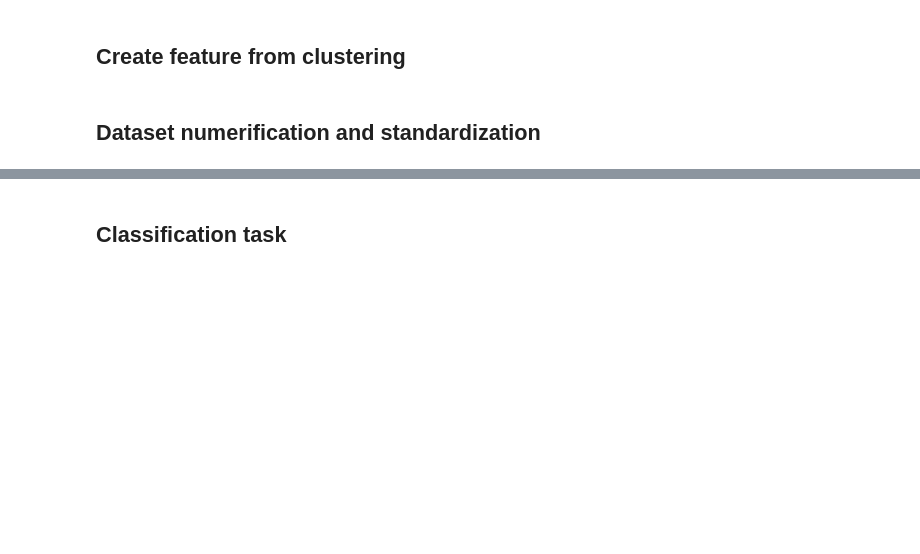
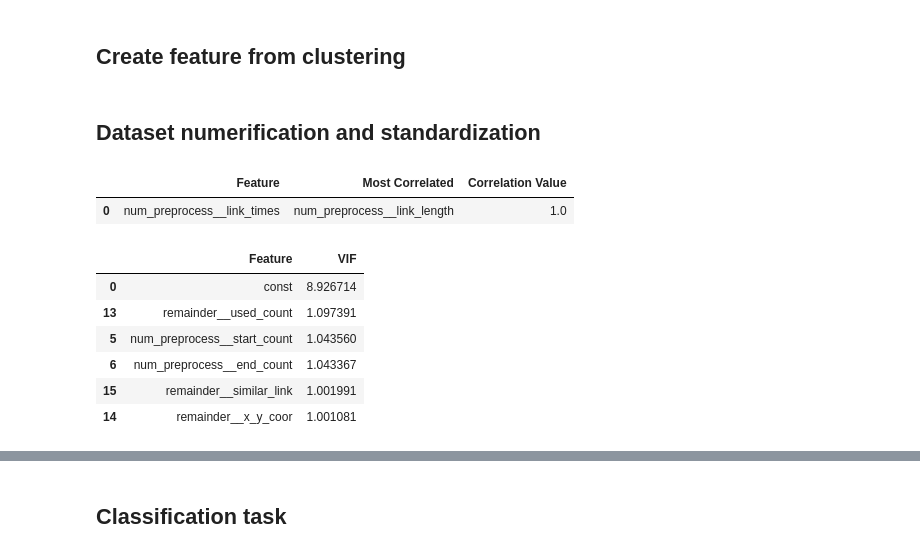
Before and after one commit to bohong0528/TUM_master_thesis, a Jupyter notebook: Version_20231222/Train-smallWorld-final.ipynb, the cells around one changed output, grey strips where cells are left out. Drawn from its saved outputs; the diff is of its cells as text; code cells hidden in the pictures; blank space fills up the shorter version.

Commit message:
data cleaning

```diff
--- a/Version_20231222/Train-smallWorld-final.ipynb
+++ b/Version_20231222/Train-smallWorld-final.ipynb
@@ -89,7 +89,7 @@ def load_data_small(file_list, df_activities, df_links_network):
             df_links['speed_capacity_ratio'] = df_links['link_freespeed'] / df_links['link_capacity']
             df_links['length_times_lanes'] = df_links['link_length'] * df_links['link_permlanes']
             df_links['speed_times_capacity'] = df_links['link_freespeed'] * df_links['link_capacity']
-            df_links['length_times'] = df_links['link_length'] / df_links['link_freespeed']
+            df_links['link_times'] = df_links['link_length'] / df_links['link_freespeed']
             df_links['capacity_divided_by_lanes'] = df_links['link_capacity'] / df_links['link_permlanes']
 
         data_frames.append(df_links)
@@ -100,7 +100,7 @@ def load_data_small(file_list, df_activities, df_links_network):
 numerical_features = ['start_node_x', 'start_node_y', 'end_node_x', 'end_node_y',
                       'link_length', 'link_freespeed', 'link_capacity', 'link_permlanes', 'start_count', 'end_count',
                       'length_per_capacity_ratio', 'speed_capacity_ratio', 'length_times_lanes', 'speed_times_capacity',
-                      'length_times', 'capacity_divided_by_lanes'
+                      'link_times', 'capacity_divided_by_lanes'
                      ]
 scaler = StandardScaler()
 ct = ColumnTransformer(
@@ -323,3 +323,45 @@ train_index = list(train_data_tr.index)
 validate_index = list(validate_data_tr.index)
 
 temp = pd.concat([train_data_tr, validate_data_tr], ignore_index=True)
+# %%
+X_t_feature = temp.drop(columns=['remainder__dataset', 'remainder__link_counts', 'used_link', 'remainder__link_id',
+                                 'remainder__link_from', 'remainder__link_to', 'num_preprocess__start_node_x', 'num_preprocess__start_node_y',
+                                'num_preprocess__end_node_x', 'num_preprocess__end_node_y',
+                                # 'num_preprocess__capacity_divided_by_lanes',
+                                #  'num_preprocess__length_per_capacity_ratio', 'num_preprocess__length_times_lanes', 'num_preprocess__speed_times_capacity'
+                                ])
+correlation_matrix = X_t_feature.corr()
+
+
+# Find the most correlated feature for each feature, excluding itself
+most_correlated = correlation_matrix.apply(lambda x: x.index[x.abs()[x.index != x.name].argmax()], axis=1)
+
+# Create a DataFrame to store the most correlated features
+corr_table = pd.DataFrame({'Feature': correlation_matrix.columns, 'Most Correlated': most_correlated})
+
+# Add a column to show the correlation value
+corr_table['Correlation Value'] = corr_table.apply(lambda x: correlation_matrix.loc[x['Feature'], x['Most Correlated']], axis=1)
+
+new_corr_table = corr_table.sort_values(by='Correlation Value', ascending=False).reset_index(drop=True)
+new_corr_table[(new_corr_table['Correlation Value'].abs()>=0.7) & (new_corr_table['Correlation Value'].abs() !=1)]
+# %% [output]
+|  | Feature | Most Correlated | Correlation Value |
+| 0 | num_preprocess__link_times | num_preprocess__link_length | 1.0 |
+# %%
+from statsmodels.stats.outliers_influence import variance_inflation_factor
+import statsmodels.api as sm
+# Assuming your features are in a DataFrame called 'X'
+X_t_feature = sm.add_constant(X_t_feature)
+vif = pd.DataFrame()
+vif["Feature"] = X_t_feature.columns
+vif["VIF"] = [variance_inflation_factor(X_t_feature.values, i) for i in range(X_t_feature.shape[1])]
+new_vif= vif.sort_values(by='VIF', ascending=False)
+new_vif[new_vif['VIF'] <999999]
+# %% [output]
+|  | Feature | VIF |
+| 0 | const | 8.926714 |
+| 13 | remainder__used_count | 1.097391 |
+| 5 | num_preprocess__start_count | 1.043560 |
+| 6 | num_preprocess__end_count | 1.043367 |
+| 15 | remainder__similar_link | 1.001991 |
+| 14 | remainder__x_y_coor | 1.001081 |
```
Also changed, not shown: parts of 26 cells of this notebook, 31 other files.
